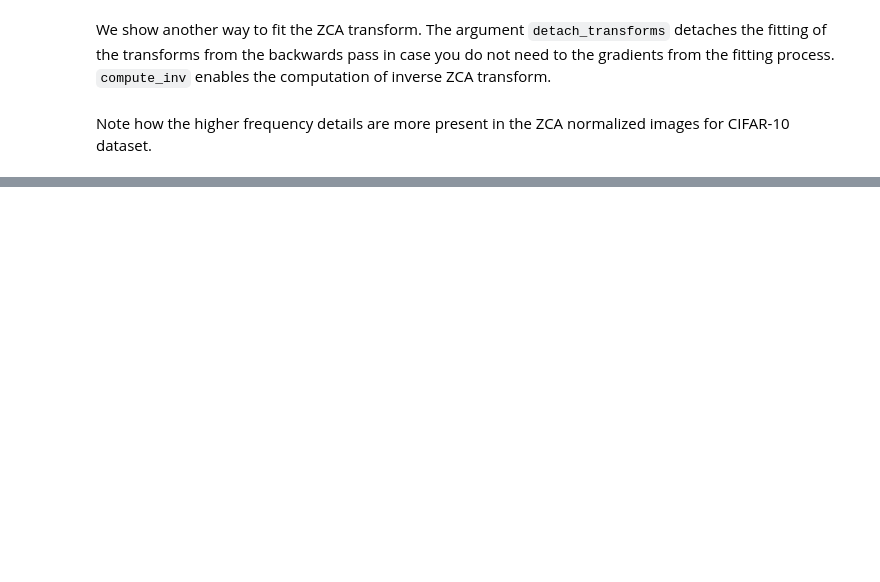
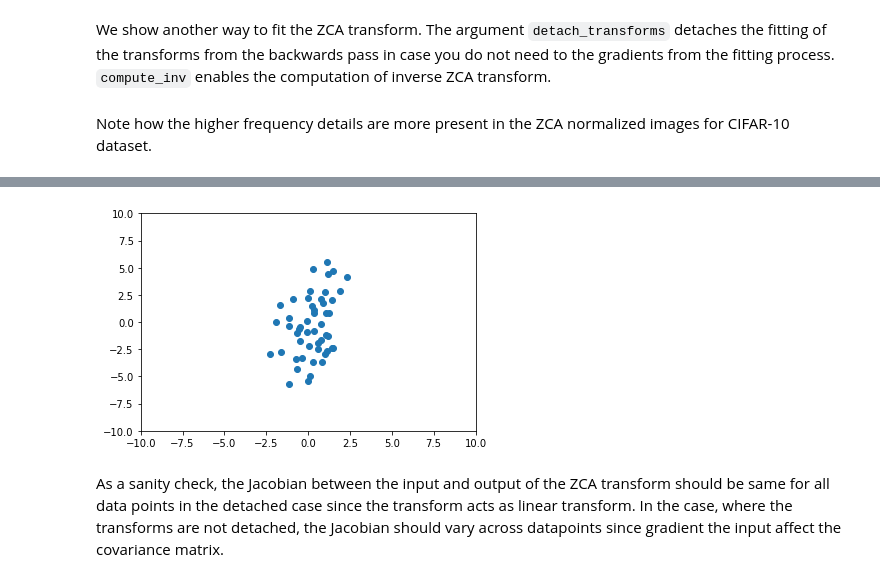
Before and after one commit to kornia/kornia-examples, a Jupyter notebook: zca.ipynb, the cells around one changed output, grey strips where cells are left out. Cells and saved outputs as stored; diff of their text form; code cells hidden in the pictures; blank space fills up the shorter version.

Commit message:
Add Jacobian example

```diff
--- a/zca.ipynb
+++ b/zca.ipynb
@@ -144,0 +140,10 @@ plt.show()
+# %%
+x = torch.cat([torch.randn((50,1), requires_grad=True),
+               3 * torch.randn((50,1), requires_grad=True)], dim=1)
+
+plt.scatter(x.detach().numpy()[:,0],x.detach().numpy()[:,1])
+plt.xlim([-10,10])
+plt.ylim([-10,10])
+plt.show()
+# %% [output]
+[figure, added]
@@ -144,0 +153,2 @@ plt.show()
+# %% [markdown]
+As a sanity check, the Jacobian between the input and output of the ZCA transform should be same for all data points in the detached case since the transform acts as linear transform. In the case, where the transforms are not detached, the Jacobian should vary across datapoints since gradient the input affect the covariance matrix.
```
Also changed, not shown: parts of 7 cells of this notebook.
